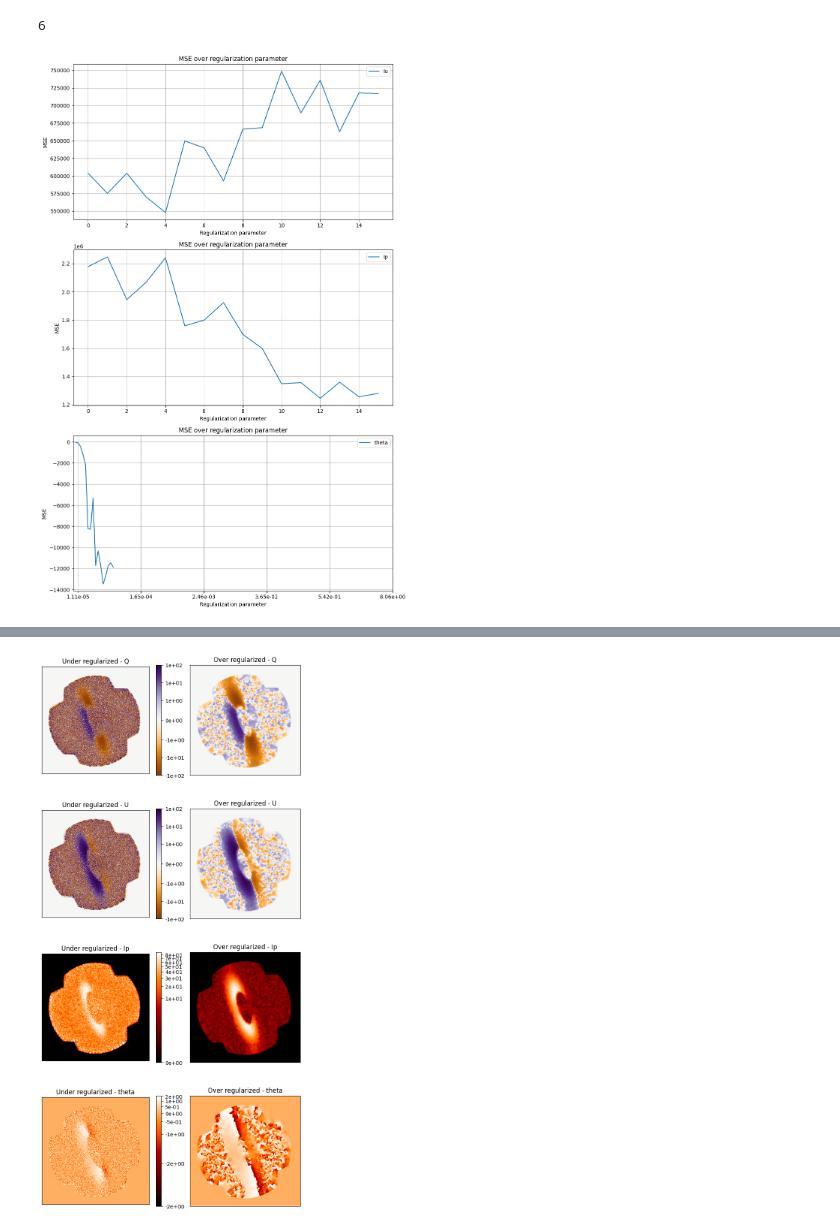
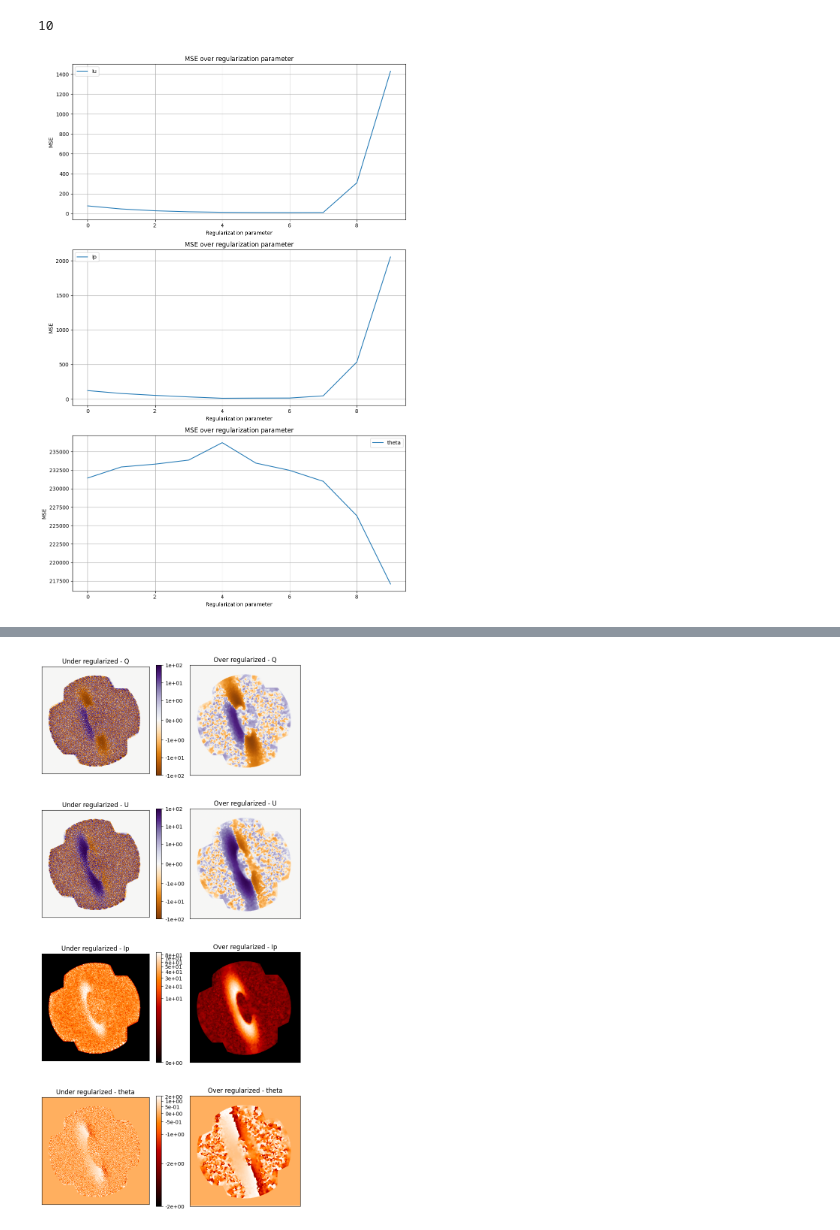
Before and after one commit to LaurenceDenneulin/Rhapsodie.jl, a Jupyter notebook: src/metrics.ipynb, the cells around one changed output, grey strips where cells are left out. Cells and saved outputs as stored; diff of their text form; code cells hidden in the pictures.

```diff
--- a/src/metrics.ipynb
+++ b/src/metrics.ipynb
@@ -89,7 +156,7 @@ def plot_base_rhapsodie_from_file(file_path):
     axs[2].set_ylabel('MSE')
     axs[2].legend()
     axs[2].grid(True)
-    plt.xticks(ticks=xticks, labels=[f'{x:.2e}' for x in xlabels])
+    # plt.xticks(ticks=xticks, labels=[f'{x:.2e}' for x in xlabels])
     # axs[2].xticks(ticks=xticks, labels=xlabels)
     plt.tight_layout()
     plt.show()
@@ -134,7 +201,7 @@ def plot_MSE_from_file(file_path):
     plt.tight_layout()
     plt.show()
 # %%
-plot_base_rhapsodie_from_file("../test_results/rhapsodie_method_results/mse_list_base_rhapsodie.txt")
+plot_base_rhapsodie_from_file("../test_results/rhapsodie_method_results/max_iter_700/mse_list.txt")
 # %% [output]
-6
+10
-[figure, old version]
+[figure, new version]
```
Also changed, not shown: parts of 6 cells of this notebook, 13 other files.
